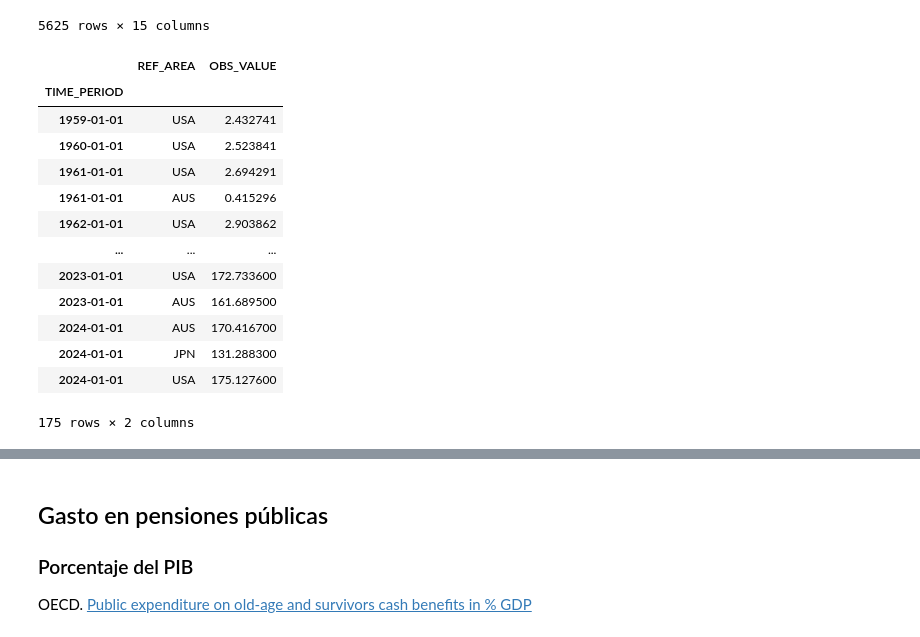
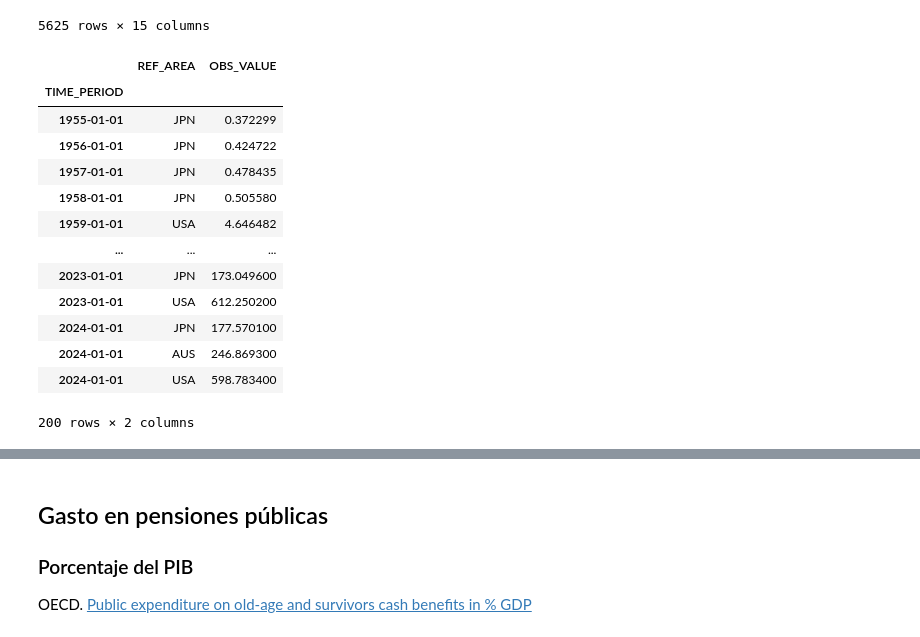
Before and after one commit to MiguelPuntoEs/ufm-python-for-finance, a Jupyter notebook: 07 OECD.ipynb, the cells around one changed output, grey strips where cells are left out. Cells and saved outputs as stored; diff of their text form; code cells hidden in the pictures.

```diff
--- a/07 OECD.ipynb
+++ b/07 OECD.ipynb
@@ -38,26 +42,24 @@ df["REF_AREA"].unique() = array(['JPN', 'AUS', 'CAN', 'COL', 'CRI', 'CZE', 'HUN'
 5625 rows × 15 columns
 # %%
 # Dos posibilidades para filtrar:
-# df = df[(df["MEASURE"]=="MANM") & (df["REF_AREA"]=="USA") & (df["UNIT_MEASURE"]=="IX")].sort_index()
-df = df.query("MEASURE=='MABM' & REF_AREA in ['JPN', 'USA', 'AUS'] & UNIT_MEASURE=='IX'")
-
-df_ = df[["REF_AREA", "OBS_VALUE"]].sort_index()
+# df_ = df[(df["MEASURE"]=="MANM") & (df["REF_AREA"]=="USA") & (df["UNIT_MEASURE"]=="IX")].sort_index()
+df_ = df.query("MEASURE=='MANM' & REF_AREA in ['JPN', 'USA', 'AUS'] & UNIT_MEASURE=='IX'")[["REF_AREA", "OBS_VALUE"]].sort_index()
 df_
 # %% [output]
 |  | REF_AREA | OBS_VALUE |
 | TIME_PERIOD |  |  |
-| 1959-01-01 | USA | 2.432741 |
-| 1960-01-01 | USA | 2.523841 |
-| 1961-01-01 | USA | 2.694291 |
-| 1961-01-01 | AUS | 0.415296 |
-| 1962-01-01 | USA | 2.903862 |
+| 1955-01-01 | JPN | 0.372299 |
+| 1956-01-01 | JPN | 0.424722 |
+| 1957-01-01 | JPN | 0.478435 |
+| 1958-01-01 | JPN | 0.505580 |
+| 1959-01-01 | USA | 4.646482 |
 | ... | ... | ... |
-| 2023-01-01 | USA | 172.733600 |
-| 2023-01-01 | AUS | 161.689500 |
-| 2024-01-01 | AUS | 170.416700 |
-| 2024-01-01 | JPN | 131.288300 |
-| 2024-01-01 | USA | 175.127600 |
+| 2023-01-01 | JPN | 173.049600 |
+| 2023-01-01 | USA | 612.250200 |
+| 2024-01-01 | JPN | 177.570100 |
+| 2024-01-01 | AUS | 246.869300 |
+| 2024-01-01 | USA | 598.783400 |
-175 rows × 2 columns
+200 rows × 2 columns
 # %%
 df_.pivot(columns="REF_AREA", values="OBS_VALUE")
 # %% [output]
```
Also changed, not shown: parts of 3 cells of this notebook, 1 other file.
